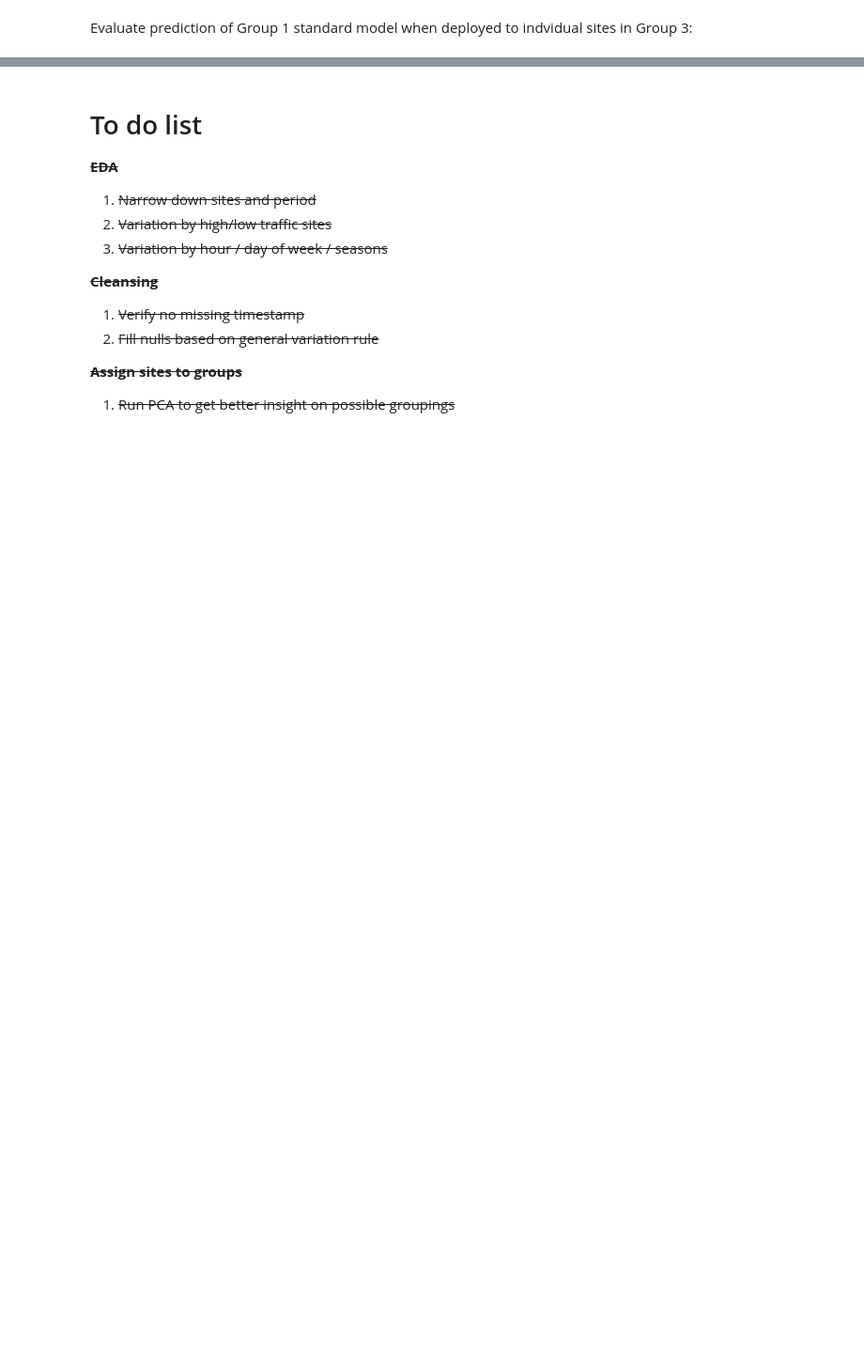
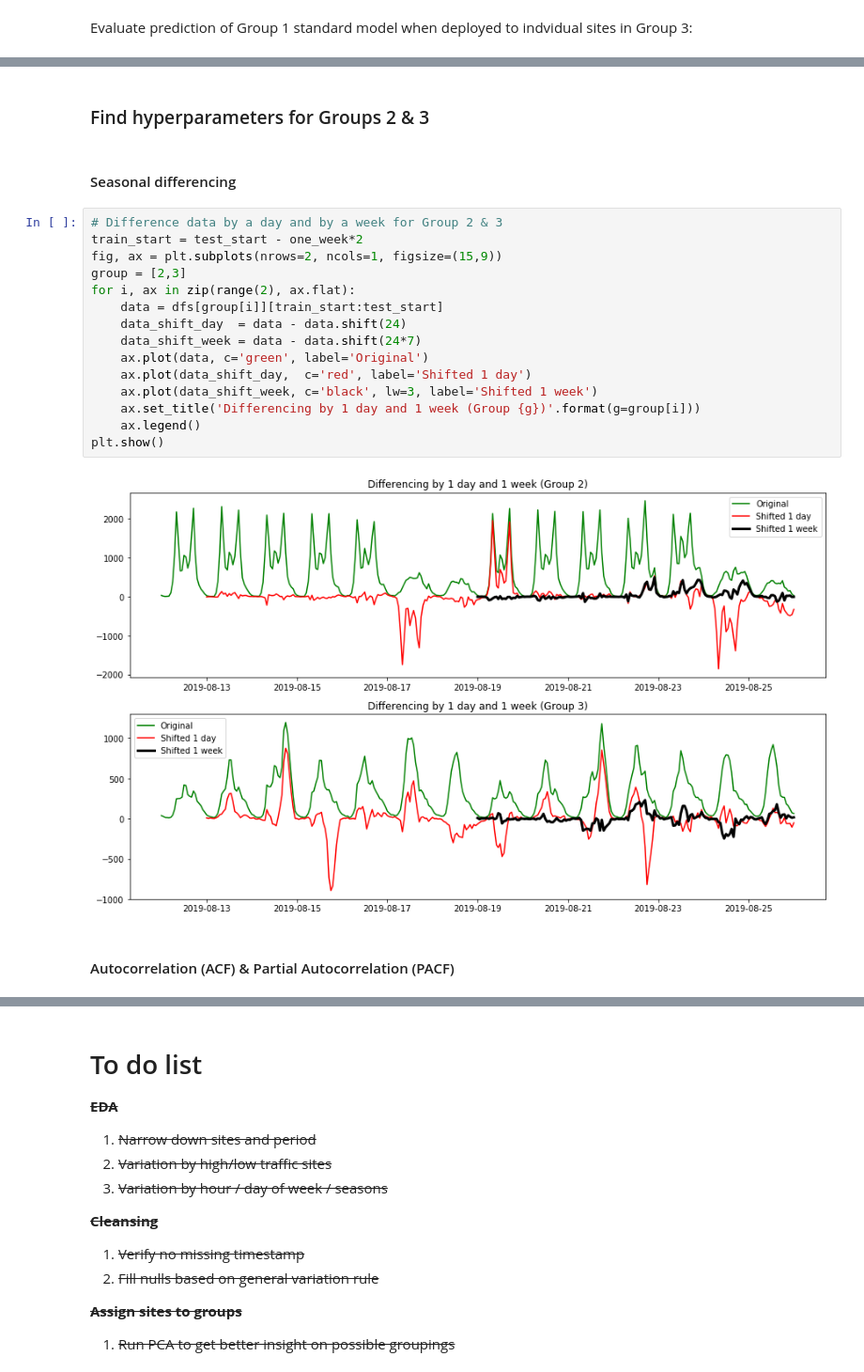
Before and after one commit to khairulomar/Melbourne_pedestrian, a Jupyter notebook: Melbourne_pedestrian.ipynb, the cells around one changed output, grey strips where cells are left out. Shown at 94% size. Saved outputs shown, nothing was run; the diff lists cells and outputs as text; blank space fills up the shorter version.

```diff
--- a/Melbourne_pedestrian.ipynb
+++ b/Melbourne_pedestrian.ipynb
@@ -1392,0 +1274,23 @@ plt.show()
+# %% [markdown]
+### Find hyperparameters for Groups 2 & 3
+# %% [markdown]
+#### Seasonal differencing
+# %%
+# Difference data by a day and by a week for Group 2 & 3
+train_start = test_start - one_week*2
+fig, ax = plt.subplots(nrows=2, ncols=1, figsize=(15,9))
+group = [2,3]
+for i, ax in zip(range(2), ax.flat):
+    data = dfs[group[i]][train_start:test_start]
+    data_shift_day  = data - data.shift(24)
+    data_shift_week = data - data.shift(24*7)
+    ax.plot(data, c='green', label='Original')
+    ax.plot(data_shift_day,  c='red', label='Shifted 1 day')
+    ax.plot(data_shift_week, c='black', lw=3, label='Shifted 1 week')
+    ax.set_title('Differencing by 1 day and 1 week (Group {g})'.format(g=group[i]))
+    ax.legend()
+plt.show()
+# %% [output]
+[figure, added]
+# %% [markdown]
+#### Autocorrelation (ACF) & Partial Autocorrelation (PACF)
```
Also changed, not shown: parts of 30 cells of this notebook.
